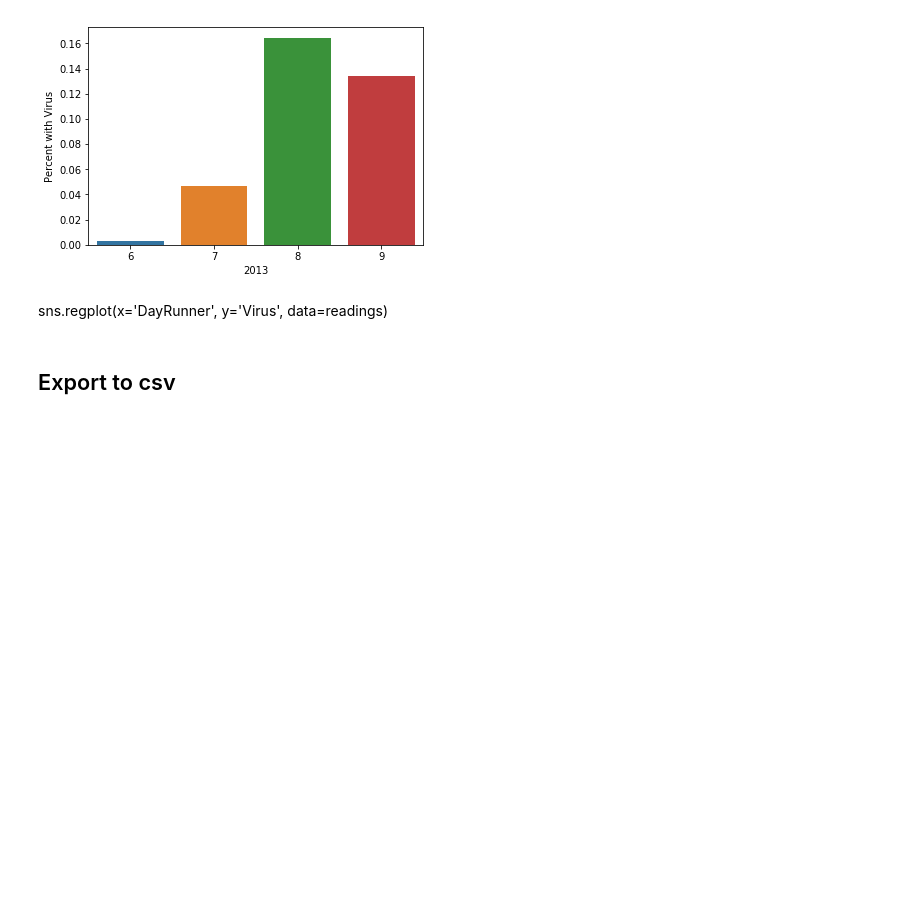
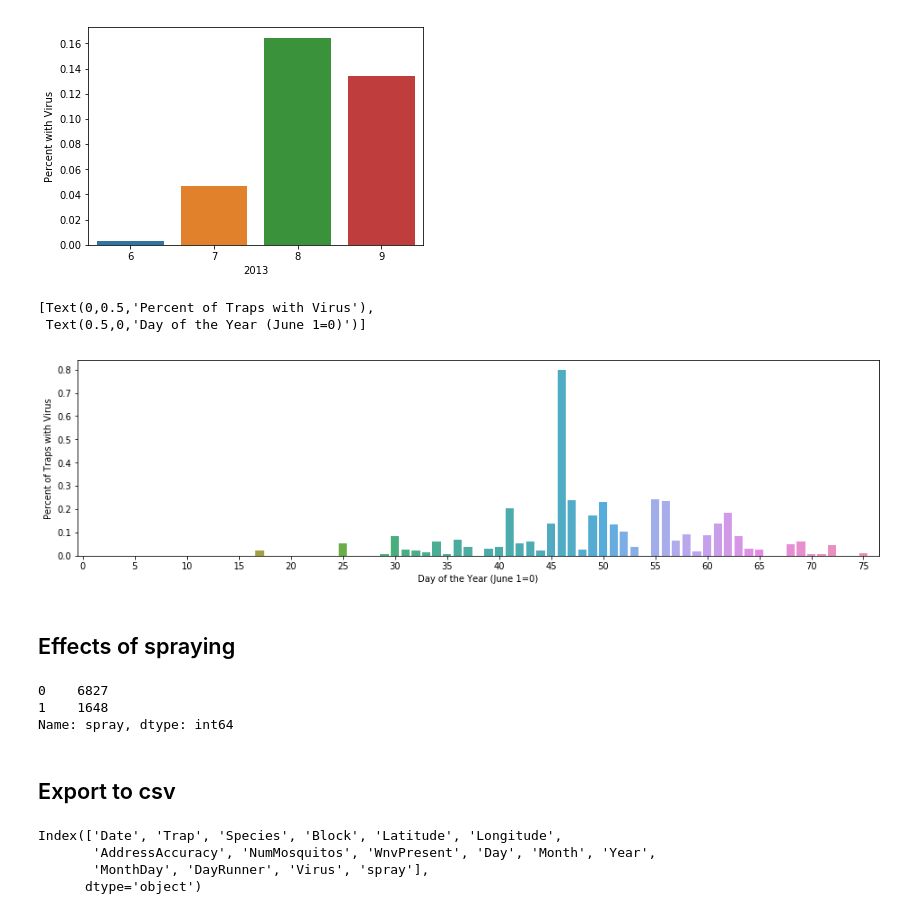
Before and after one commit to austinlasseter/West_Nile_Virus_032108, a Jupyter notebook: Austin/01 - Trap Readings.ipynb, the cells around one changed output. Saved outputs shown, nothing was run; the diff lists cells and outputs as text; code cells hidden in the pictures; blank space fills up the shorter version.

Commit message:
added Weather and Spray

```diff
--- a/Austin/01 - Trap Readings.ipynb
+++ b/Austin/01 - Trap Readings.ipynb
@@ -365,7 +365,35 @@ plt.show()
 [figure]
 [figure]
 [figure]
-# %% [markdown]
-sns.regplot(x='DayRunner', y='Virus', data=readings)
+# %%
+# Plot percent of WNV by day of the year.
+ax = plt.figure(figsize=(16,4))
+ax=sns.barplot(x='DayRunner', y='Virus', data=readings, ci=None)
+import matplotlib.ticker as ticker
+ax.xaxis.set_major_locator(ticker.MultipleLocator(5))
+ax.xaxis.set_major_formatter(ticker.ScalarFormatter())
+ax.set(ylabel='Percent of Traps with Virus', xlabel='Day of the Year (June 1=0)')
+# %% [output]
+[Text(0,0.5,'Percent of Traps with Virus'),
+ Text(0.5,0,'Day of the Year (June 1=0)')]
+[figure, added]
+# %% [markdown]
+## Effects of spraying
+# %%
+readings['spray']=0
+readings.loc[(readings['DayRunner']>241) & (readings['DayRunner']<265) & (readings['Year']==2011), 'spray']=1
+readings.loc[(readings['DayRunner']>198) & (readings['DayRunner']<263) & (readings['Year']==2013), 'spray']=1
+readings['spray'].value_counts()
+# %% [output]
+0    6827
+1    1648
+Name: spray, dtype: int64
 # %% [markdown]
 ## Export to csv
+# %%
+readings.columns
+# %% [output]
+Index(['Date', 'Trap', 'Species', 'Block', 'Latitude', 'Longitude',
+       'AddressAccuracy', 'NumMosquitos', 'WnvPresent', 'Day', 'Month', 'Year',
+       'MonthDay', 'DayRunner', 'Virus', 'spray'],
+      dtype='object')
```
Also changed, not shown: parts of 12 cells of this notebook, 6 other files.
